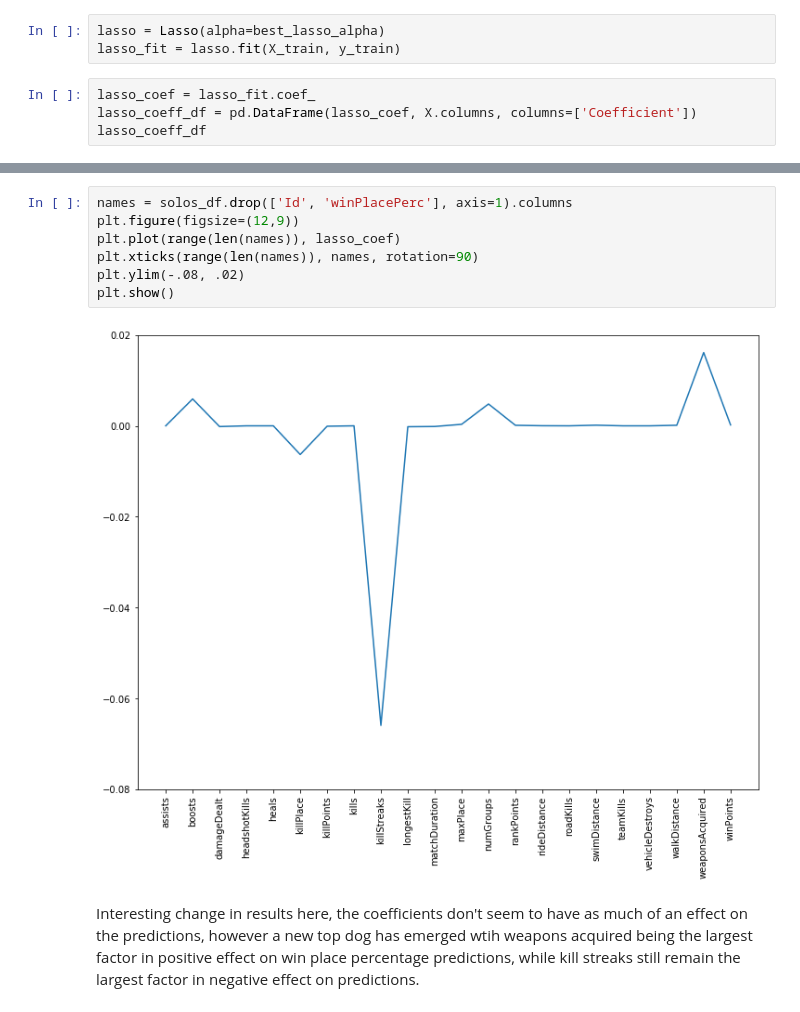
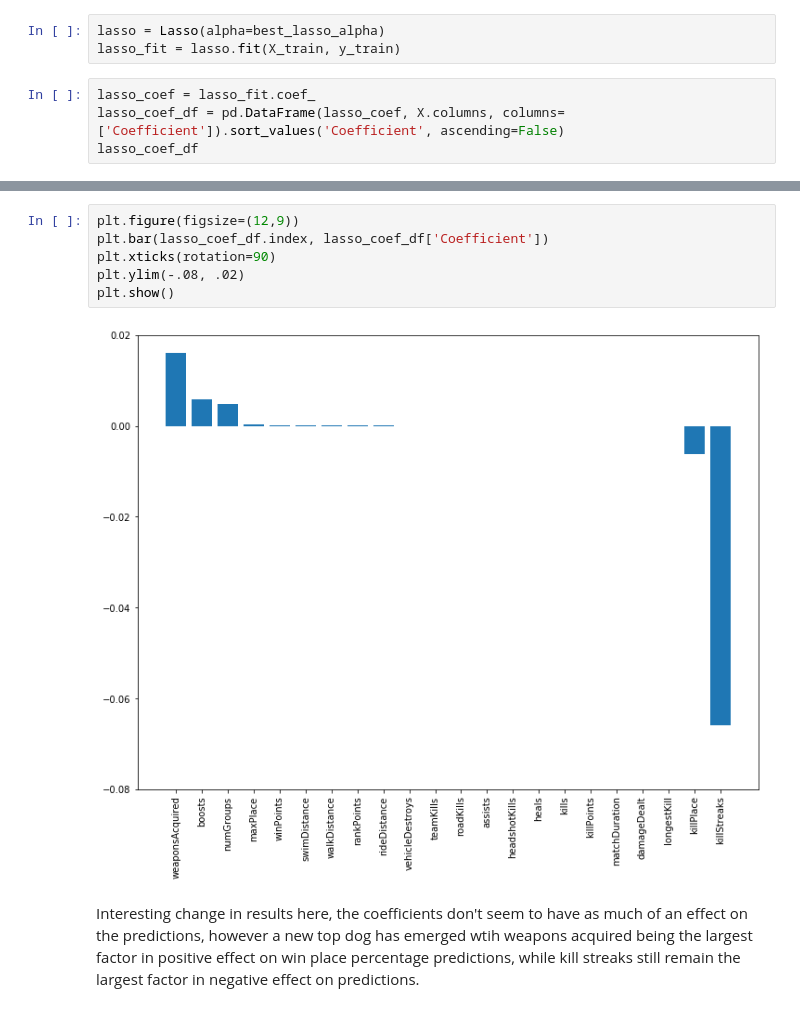
Before and after one commit to davidbuehler07/Capstone-Project-1, a Jupyter notebook: Capstone Project 1 - Machine Learning Baseline Analysis.ipynb, the cells around one changed output, grey strips where cells are left out. Cells and saved outputs as stored; diff of their text form.

```diff
--- a/Capstone Project 1 - Machine Learning Baseline Analysis.ipynb
+++ b/Capstone Project 1 - Machine Learning Baseline Analysis.ipynb
@@ -306,7 +307,7 @@ lasso = Lasso(alpha=best_lasso_alpha)
 lasso_fit = lasso.fit(X_train, y_train)
 # %%
 lasso_coef = lasso_fit.coef_
-lasso_coeff_df = pd.DataFrame(lasso_coef, X.columns, columns=['Coefficient'])
-lasso_coeff_df
+lasso_coef_df = pd.DataFrame(lasso_coef, X.columns, columns=['Coefficient']).sort_values('Coefficient', ascending=False)
+lasso_coef_df
 # %% [output]
 |  | Coefficient |
@@ -329,12 +330,11 @@ lasso_coeff_df
 # %%
-names = solos_df.drop(['Id', 'winPlacePerc'], axis=1).columns
 plt.figure(figsize=(12,9))
-plt.plot(range(len(names)), lasso_coef)
-plt.xticks(range(len(names)), names, rotation=90)
+plt.bar(lasso_coef_df.index, lasso_coef_df['Coefficient'])
+plt.xticks(rotation=90)
 plt.ylim(-.08, .02)
 plt.show()
 # %% [output]
-[figure, old version]
+[figure, new version]
 # %% [markdown]
 Interesting change in results here, the coefficients don't seem to have as much of an effect on the predictions, however a new top dog has emerged wtih weapons acquired being the largest factor in positive effect on win place percentage predictions, while kill streaks still remain the largest factor in negative effect on predictions.
 # %%
```
Also changed, not shown: parts of 5 cells of this notebook.
